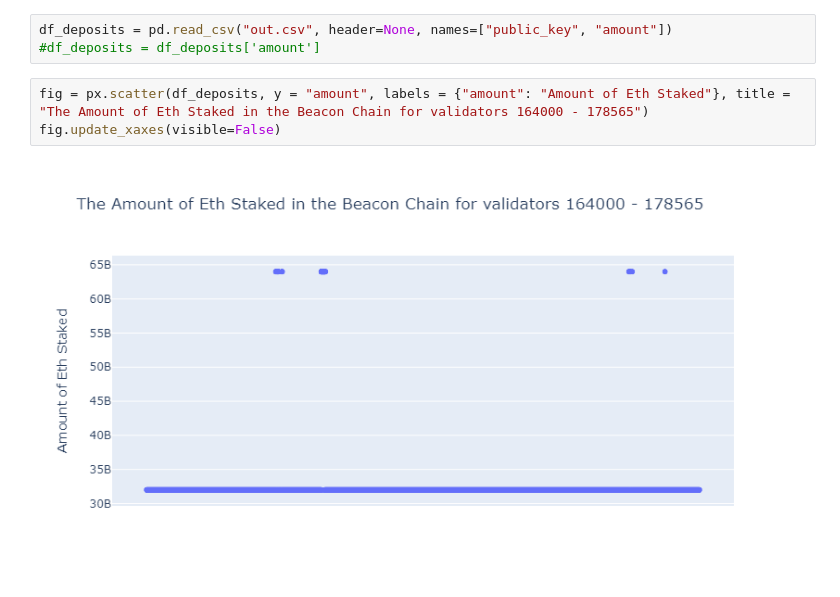
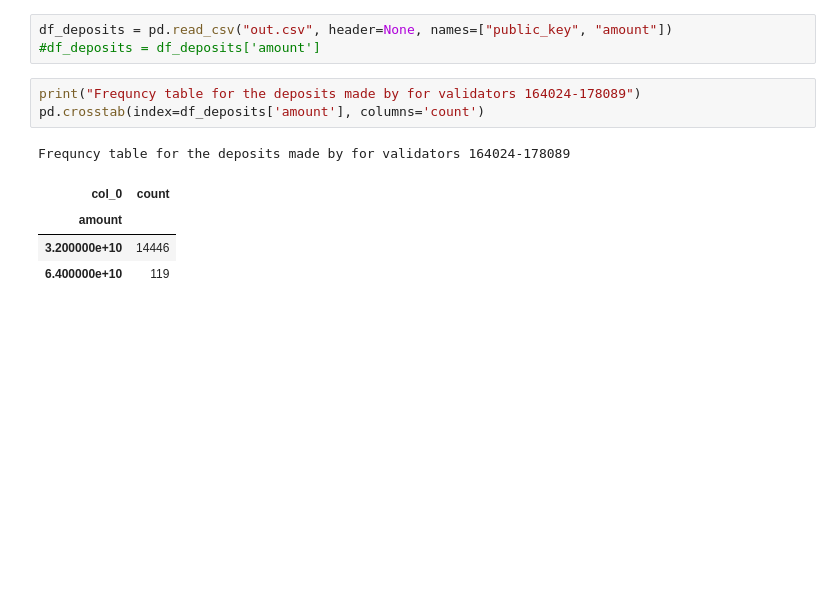
Before and after one commit to SHSR2001/beacondigest, a Jupyter notebook: notebooks/2021/06/21/oceanic2.ipynb, the cells around one changed output. Drawn from its saved outputs; the diff is of its cells as text; blank space fills up the shorter version.

```diff
--- a/notebooks/2021/06/21/oceanic2.ipynb
+++ b/notebooks/2021/06/21/oceanic2.ipynb
@@ -331,7 +409,11 @@ for i in range(164024,178089,100):
 df_deposits = pd.read_csv("out.csv", header=None, names=["public_key", "amount"])
 #df_deposits = df_deposits['amount']
 # %%
-fig = px.scatter(df_deposits, y = "amount", labels = {"amount": "Amount of Eth Staked"}, title = "The Amount of Eth Staked in the Beacon Chain for validators 164000 - 178565")
-fig.update_xaxes(visible=False)
+print("Frequncy table for the deposits made by for validators 164024-178089")
+pd.crosstab(index=df_deposits['amount'], columns='count')
 # %% [output]
-[figure, removed]
+Frequncy table for the deposits made by for validators 164024-178089
+| col_0 | count |
+| amount |  |
+| 3.200000e+10 | 14446 |
+| 6.400000e+10 | 119 |
```
Also changed, not shown: parts of 35 cells of this notebook.
